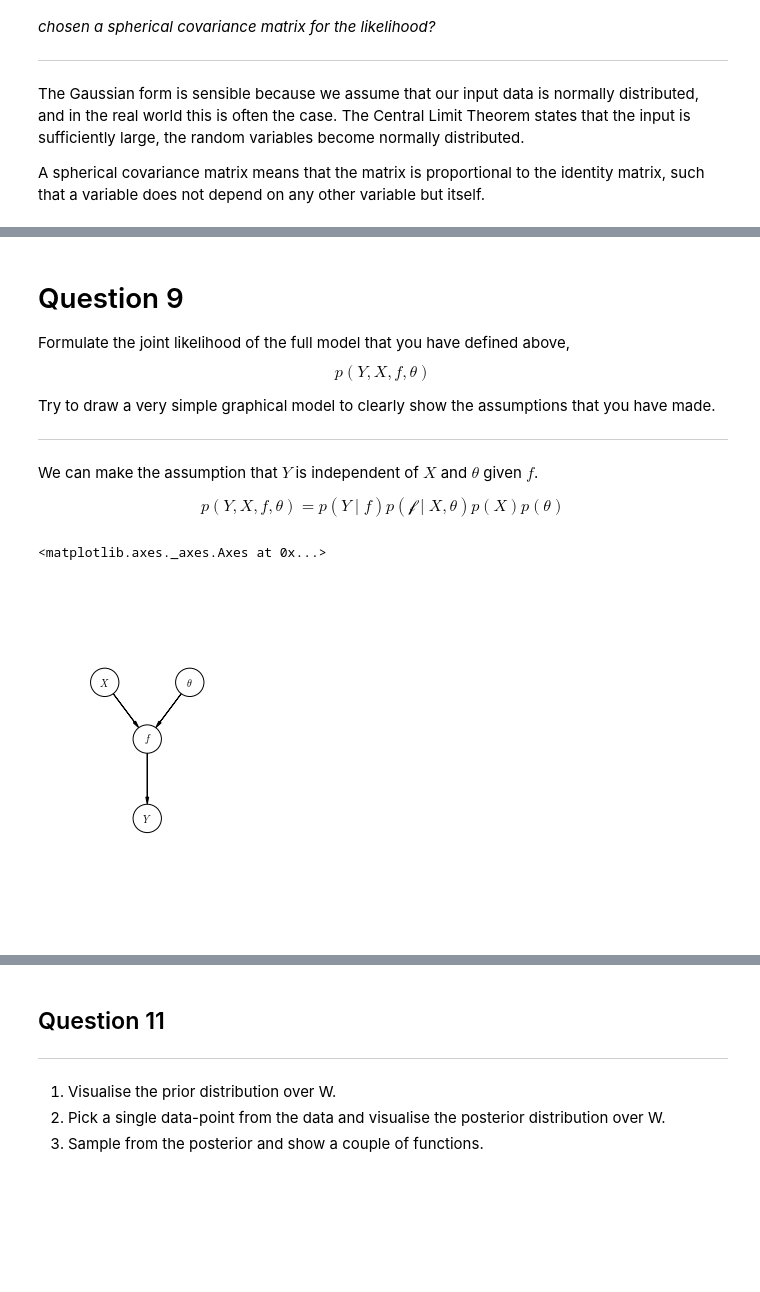
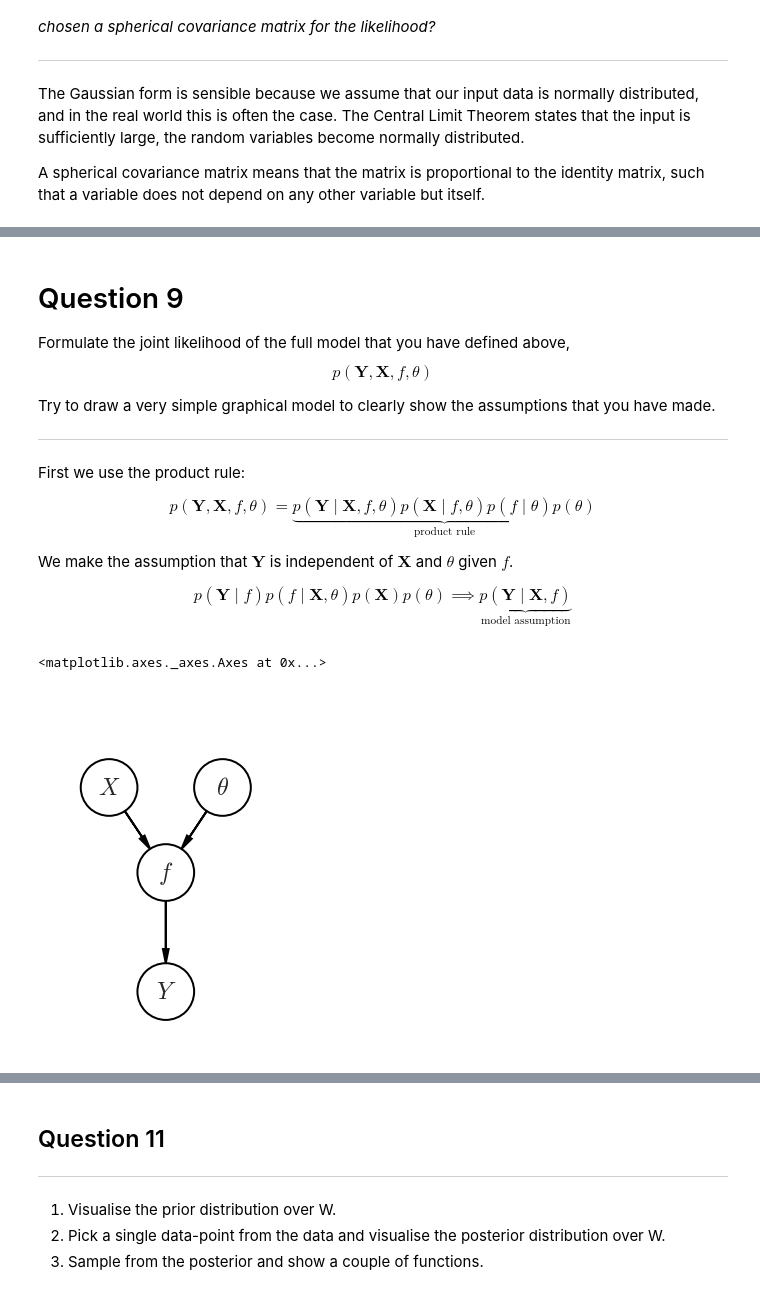
Before and after one commit to bxclib2/kth, a Jupyter notebook: Assignment1.ipynb, the cells around one changed output, grey strips where cells are left out. Cells and saved outputs as stored; diff of their text form; code cells hidden in the pictures; blank space fills up the shorter version.

Commit message:
all questions. images

```diff
--- a/Assignment1.ipynb
+++ b/Assignment1.ipynb
@@ -134,35 +183,42 @@ The covariance function says that for similar values of $\mathbf{x}$, the output
 # %% [markdown]
 # Question 9
 Formulate the joint likelihood of the full model that you have defined above,
-$$p(Y, X, f, θ)$$
+$$p(\boldsymbol{Y, X}, f, θ)$$
 
 Try to draw a very simple graphical model to clearly show the assumptions that you have made.
 
 - - -
 
-We can make the assumption that $Y$ is independent of $X$ and $\theta$ given $f$.
+First we use the product rule:
 
-$$p(Y, X, f, \theta) = p(Y \mid f) p(\mathcal{f} \mid X, \theta) p(X) p(\theta)$$
+\begin{equation}
+p(\boldsymbol{Y}, \boldsymbol{X}, f, \theta) = \underbrace{p(\boldsymbol{Y} \mid \boldsymbol{X}, f, \theta) p(\boldsymbol{X} \mid f, \theta) p(f \mid \theta) p(\theta)}_{\text{product rule}}
+\end{equation}
+
+We make the assumption that $\boldsymbol{Y}$ is independent of $\boldsymbol{X}$ and $\theta$ given $f$.
+
+\begin{equation}p(\boldsymbol{Y} \mid f) p(f \mid \boldsymbol{X}, \theta) p(\boldsymbol{X})p(\theta) \implies \underbrace{p(\boldsymbol{Y} \mid \boldsymbol{X}, f)}_{\text{model assumption}}
+\end{equation}
 # %%
 import daft
-pgm = daft.PGM([2, 3.05], origin=[0.3, 0.3], grid_unit=[3,4])
+pgm = daft.PGM([2, 2.], origin=[0, 0], grid_unit=[2,3])
 
 # Hierarchical parameters.
-pgm.add_node(daft.Node("X", r"$X$", 1, 2.5))
-pgm.add_node(daft.Node("theta", r"$\theta$", 2, 2.5))
-pgm.add_node(daft.Node("f", r"$f$", 1.5, 2))
-pgm.add_node(daft.Node("Y", r"$Y$", 1.5, 1.3))
+pgm.add_node(daft.Node("X", r"$X$", 0.5, 1.5))
+pgm.add_node(daft.Node("theta", r"$\theta$", 1.5, 1.5))
+pgm.add_node(daft.Node("f", r"$f$", 1, 1))
+pgm.add_node(daft.Node("Y", r"$Y$", 1, 0.3))
 
 # Add in the edges.
 pgm.add_edge("theta", "f")
 pgm.add_edge("X", "f")
 pgm.add_edge("f", "Y")
 
 # Render and save.
 pgm.render()
 # %% [output]
 <matplotlib.axes._axes.Axes at 0x...>
-[figure, old version]
+[figure, new version]
 # %% [markdown]
 ## Question 10
 *Explain the marginalisation in Eq.12,*
```
Also changed, not shown: parts of 78 cells of this notebook, 14 other files.
